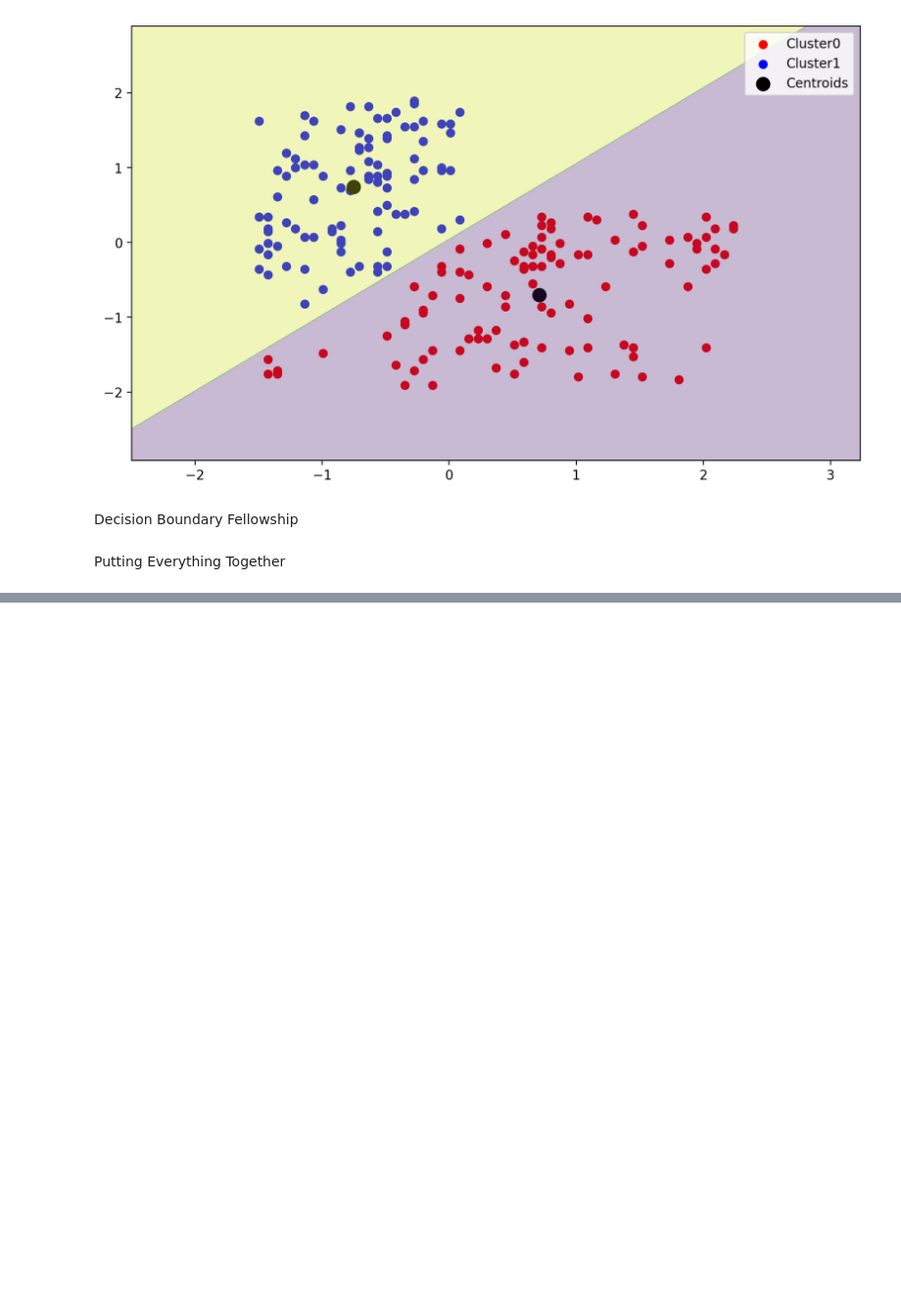
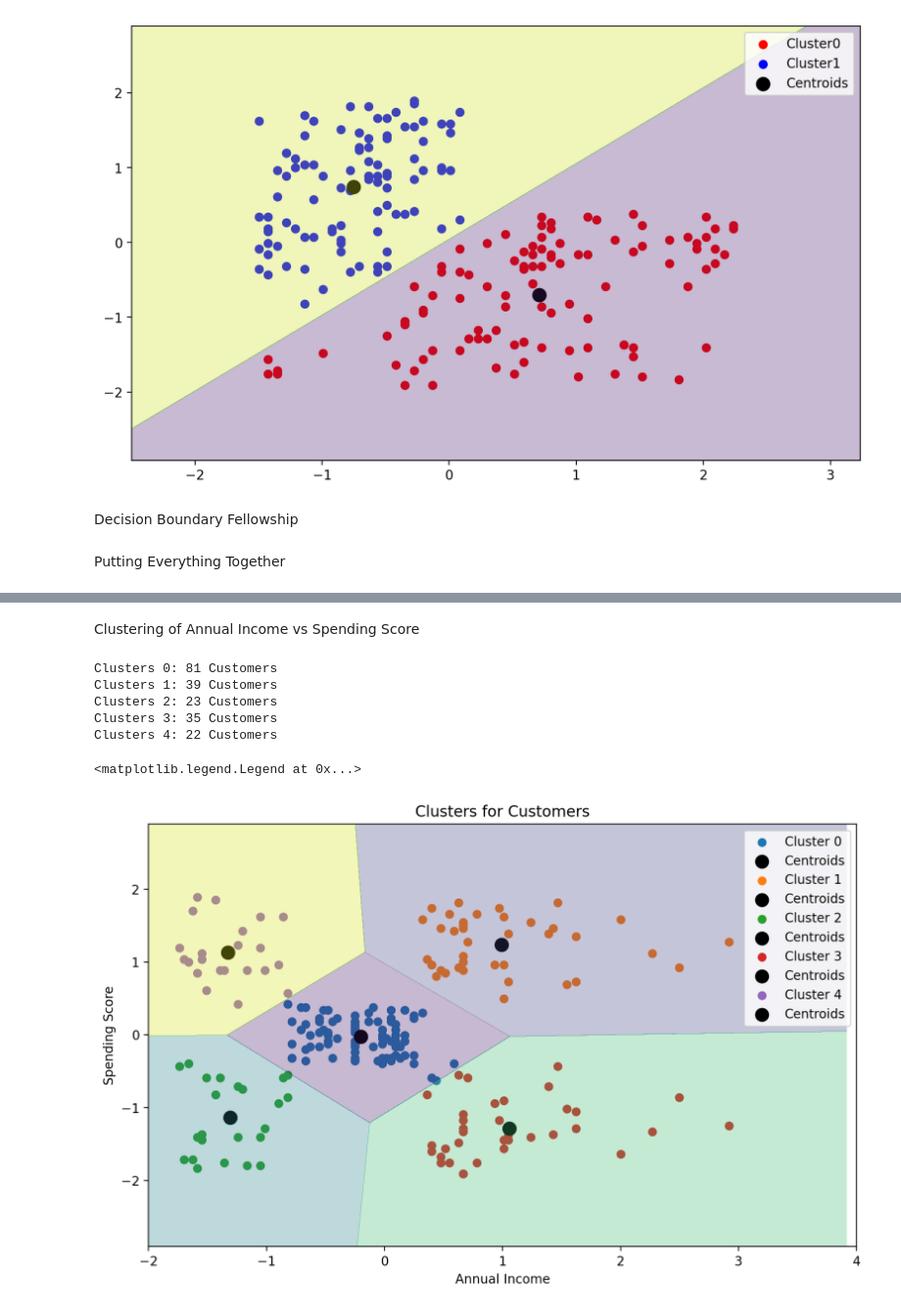
Before and after one commit to Isaac0py/Class, a Jupyter notebook: KMeansClustering.ipynb, the cells around one changed output, grey strips where cells are left out. Shown at 98% size. Drawn from its saved outputs; the diff is of its cells as text; code cells hidden in the pictures; blank space fills up the shorter version.

```diff
--- a/KMeansClustering.ipynb
+++ b/KMeansClustering.ipynb
@@ -217,0 +247,54 @@ Clusters 3: 47 Customers
+# %% [markdown]
+Clustering of Annual Income vs Spending Score
+# %%
+k = 5
+kmeans = KMeans(n_clusters=k)
+
+X = df[['income', 'score']].to_numpy()
+kmeans.fit(X)
+
+labels = kmeans.labels_
+kmeans.cluster_centers_
+kmeans.inertia_
+
+for idx in range(k):
+  clust_i = labels==idx
+  print('Clusters {}: {} Customers'. format(idx, sum(clust_i)))
+
+  plt.scatter(X[clust_i,0], X[clust_i,1], label='Cluster {}'.format(idx))
+
+  plt.scatter(kmeans.cluster_centers_[:,0], kmeans.cluster_centers_[:,1], s=100, c='black', label='Centroids')
+
+  plt.title('Clusters for Customers')
+  plt.xlabel('Annual Income')
+  plt.ylabel('Spending Score')
+  plt.legend()
+  plt.xlim(-2,4)
+
+#decision boundary
+
+x_min = X[:,0].min()-1
+x_max = X[:,0].max()+1
+y_min = X[:,1].min()-1
+y_max = X[:,1].max()+1
+
+x_min, x_max, y_min, y_max
+
+xx, yy = np.meshgrid(np.arange(x_min, x_max, 0.001), np.arange(y_min, y_max, 0.001))
+
+region_points = np.concatenate((xx.ravel().reshape(-1,1), yy.ravel().reshape(-1,1)), axis=1)
+
+Z = kmeans.predict(region_points)
+
+Z = Z.reshape(xx.shape)
+
+plt.contourf(xx, yy, Z, alpha=0.3)
+plt.legend()
+# %% [output]
+Clusters 0: 81 Customers
+Clusters 1: 39 Customers
+Clusters 2: 23 Customers
+Clusters 3: 35 Customers
+Clusters 4: 22 Customers
+<matplotlib.legend.Legend at 0x...>
+[figure, added]
```
Also changed, not shown: parts of 4 cells of this notebook.
